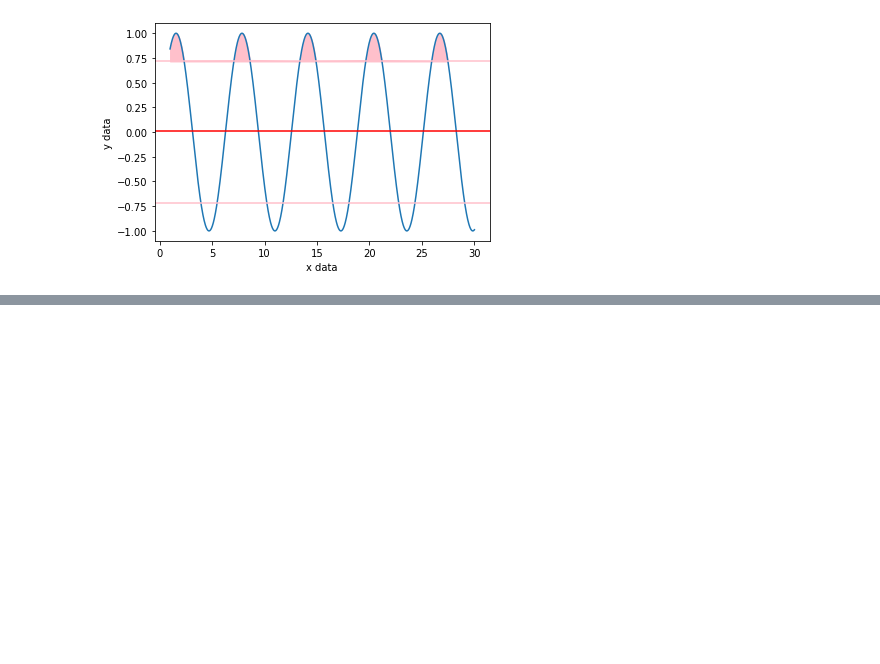
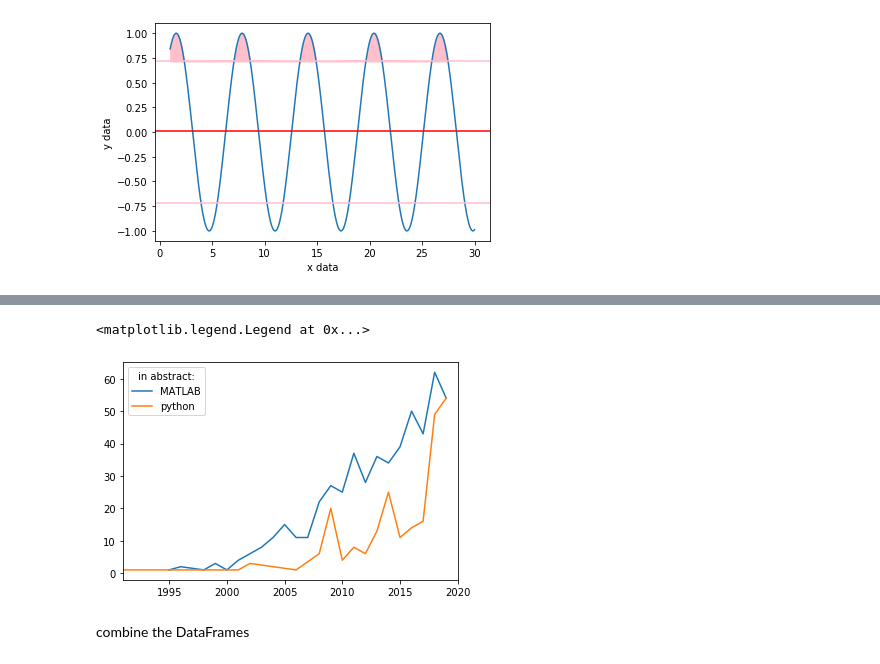
Before and after one commit to danieljdenman/nrsc7610, a Jupyter notebook: NRSC7601_Intro.ipynb, the cells around one changed output, grey strips where cells are left out. Drawn from its saved outputs; the diff is of its cells as text; code cells hidden in the pictures; blank space fills up the shorter version.

```diff
--- a/NRSC7601_Intro.ipynb
+++ b/NRSC7601_Intro.ipynb
@@ -150,0 +198,3 @@ Text(0, 0.5, 'y data')
+# %%
+df_python = pd.read_csv('../input/Pythontimeline.csv',skiprows=1)
+df_matlab = pd.read_csv('../input/MATLABtimeline (1).csv',skiprows=1)
@@ -150,0 +210,10 @@ Text(0, 0.5, 'y data')
+# %%
+plt.plot(df_matlab['year'],df_matlab['count'],label='MATLAB')
+plt.plot(df_python['year'],df_python['count'],label='python')
+plt.xlim(1991,2020)
+plt.legend(title='in abstract:')
+# %% [output]
+<matplotlib.legend.Legend at 0x...>
+[figure, added]
+# %% [markdown]
+combine the DataFrames
```
Also changed, not shown: parts of 36 cells of this notebook, 4 other files.
